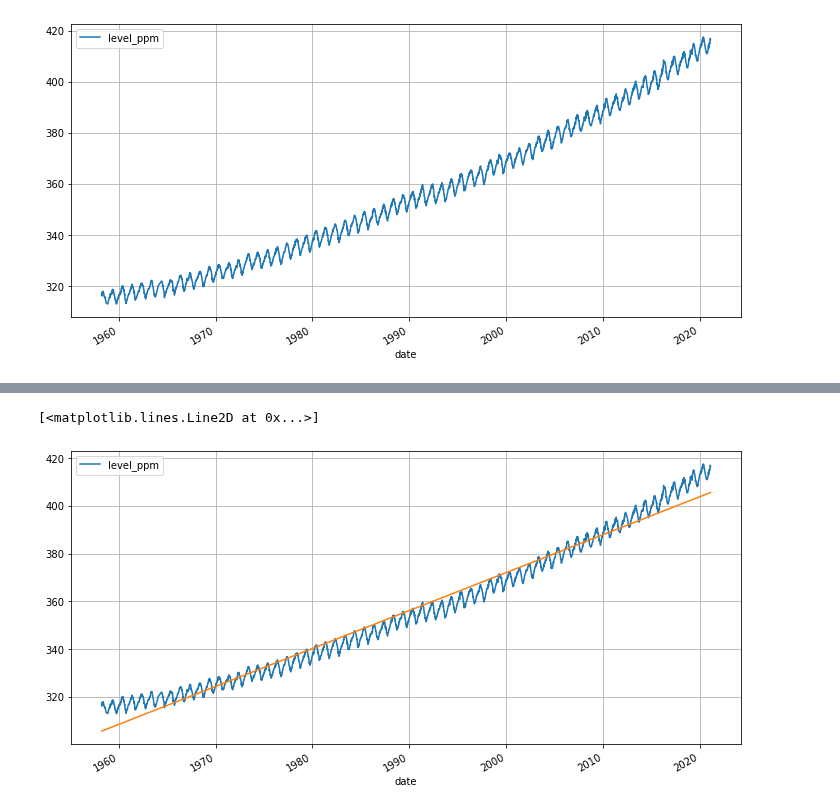
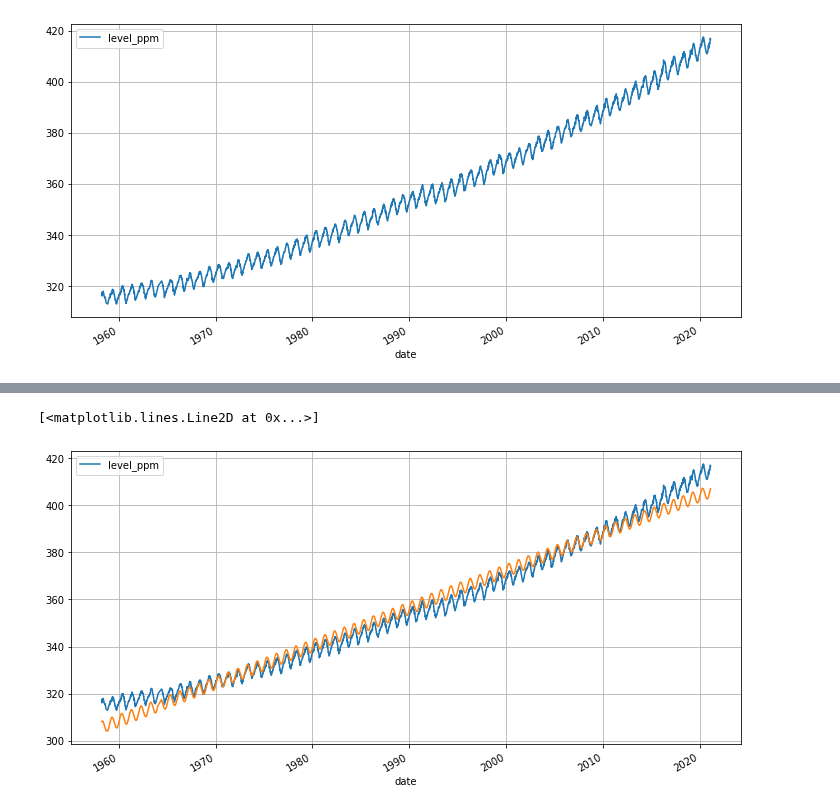
Before and after one commit to Inventrohyder/cs146, a Jupyter notebook: Assignments/final-project/notebook.ipynb, the cells around one changed output, grey strips where cells are left out. Drawn from its saved outputs; the diff is of its cells as text; code cells hidden in the pictures.

```diff
--- a/Assignments/final-project/notebook.ipynb
+++ b/Assignments/final-project/notebook.ipynb
@@ -38,6 +38,6 @@ df.plot('date', 'level_ppm', figsize=(12, 6), grid=True)
 <AxesSubplot:xlabel='date'>
 [figure]
 # %%
-df['timestamp'] = df['date'].apply(datetime.timestamp)
+df['ordinal'] = df['date'].apply(datetime.toordinal)
 df.head()
 # %% [output]
@@ -55,7 +55,7 @@ INFO:pystan:COMPILING THE C++ CODE FOR MODEL anon_model_3eda933426b4443994ceaaad
 stan_data = {
     'N': len(df),
     'y': df['level_ppm'],
-    'x': df['timestamp']
+    'x': df['ordinal']
 }
 bad_results = bad_stan_model.sampling(data=stan_data)
 print(bad_results)
@@ -86,6 +83,13 @@ plt.plot(df['date'], df['timestamp'] * bad_results['c1'][0] + bad_results['c0'][
+# %%
+c0 = bad_results['c0'][0]
+c1 = bad_results['c1'][0]
+c2 = bad_results['c2'][0]
+c3 = bad_results['c3'][0]
 # %%
 df.plot('date', 'level_ppm', figsize=(12, 6), grid=True)
-plt.plot(df['date'], df['timestamp'] * bad_results['c1'][0] + bad_results['c0'][0])
+
+predictions = c0 + c1* df['ordinal'] + c2 * np.cos(2 * np.pi * df['ordinal'] / 365.25 + c3)
+plt.plot(df['date'], predictions)
 # %% [output]
 [<matplotlib.lines.Line2D at 0x...>]
-[figure, old version]
+[figure, new version]
```
Also changed, not shown: parts of 5 cells of this notebook, 1 other file.
